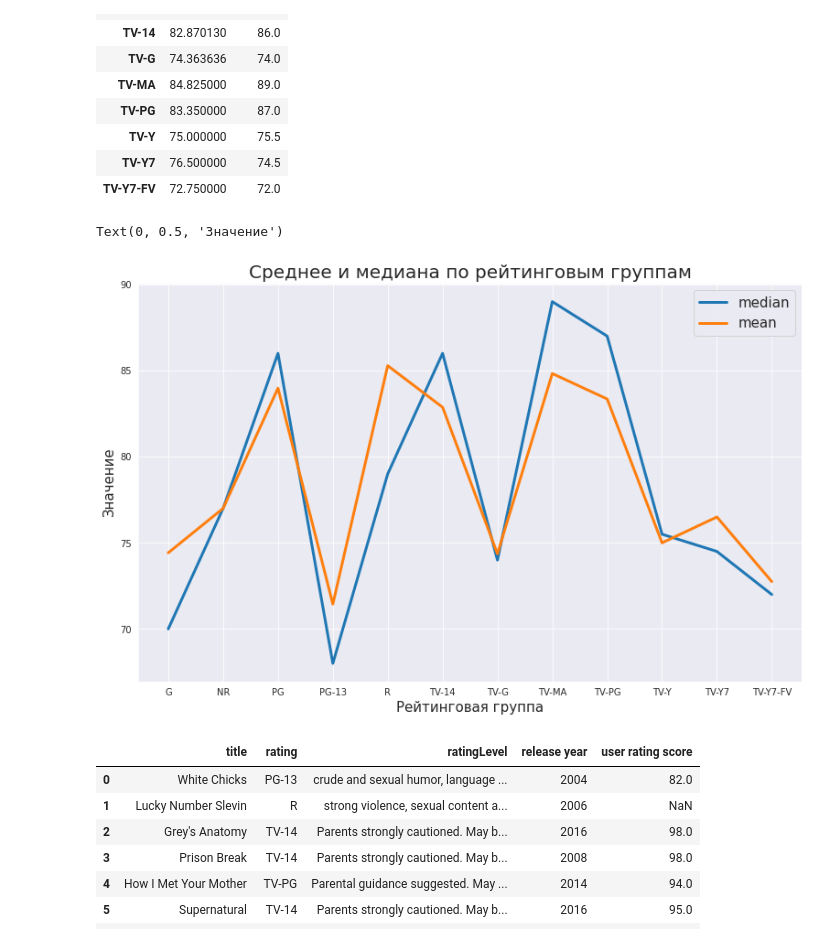
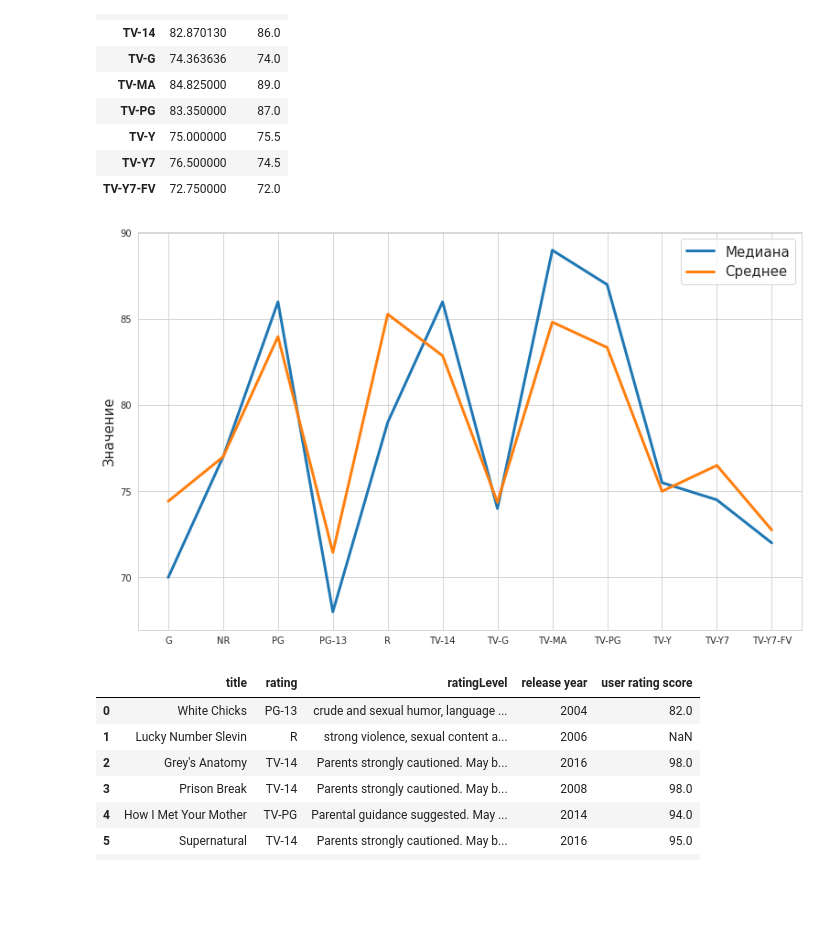
Before and after one commit to VorobyvEgor/Seminar_Sber, a Jupyter notebook: Projects/Егор_Воробьев_[Template]_Групповой_проект__Первичный_анализ_данных_.ipynb, the cells around one changed output. Saved outputs shown, nothing was run; the diff lists cells and outputs as text; code cells hidden in the pictures; blank space fills up the shorter version.

```diff
--- a/Projects/Егор_Воробьев_[Template]_Групповой_проект__Первичный_анализ_данных_.ipynb
+++ b/Projects/Егор_Воробьев_[Template]_Групповой_проект__Первичный_анализ_данных_.ipynb
@@ -106,3 +106,11 @@ memory usage: 19.5+ KB
 Предлагаю заполнить эти данные, потому что иначе мы теряем почти половину данных с рейтингами пользователей, а это довольно важная колонка.
 
 Один из выриантов заполнить дупликаты средним/медианой для каждого rating. То есть заменять пропущенные значения, средним/медианой той группы, к которой относится шоу.
+# %%
+sns.set_style("white")
+colours = ['#AFEEEE', '#F40614']
+sns.heatmap(data.isna(), cmap=sns.color_palette(colours), cbar=False)
+plt.ylabel(None)
+plt.yticks([])
+# plt.legend(None)
+plt.savefig('hjhjf', bbox_inches = 'tight', dpi=1000)
@@ -126,0 +141,15 @@ data.groupby('rating').agg(user_rating_count=('user rating score', 'count'), all
+# %%
+sns.set_style("whitegrid")
+
+sns.set_color_codes("pastel")
+sns.barplot(x='all_count', y='rating', data=missed, label="Общее количество значений", color="b")
+
+sns.set_color_codes("muted")
+sns.barplot(x='user_rating_count', y='rating', data=missed, label="Количество пропущенных значений", color="b")
+
+plt.xlabel(None)
+plt.ylabel(None)
+sns.despine();
+plt.legend(loc="lower right", frameon=True, fontsize=15 )
+
+plt.savefig('hjhj.jpeg', bbox_inches = 'tight', dpi=300)
@@ -165,16 +196,16 @@ stat_rating
 | TV-Y7 | 76.500000 | 74.5 |
 | TV-Y7-FV | 72.750000 | 72.0 |
 # %%
-sns.set_style("darkgrid")
+sns.set_style("whitegrid")
 sns.lineplot(y=stat_rating['median'], x=stat_rating.index, lw=3)
 sns.lineplot(y=stat_rating['mean'], x=stat_rating.index, lw=3)
-plt.legend(labels=['median', 'mean'], fontsize=15);
-plt.title('Среднее и медиана по рейтинговым группам', fontdict={'fontsize': 20, 'fontweight':10})
-plt.xlabel('Рейтинговая группа', fontdict={'fontsize': 15, 'fontweight':10})
+plt.legend(labels=['Медиана', 'Среднее'], fontsize=15);
+# plt.title('Медиана и среднее по рейтинговым группам', fontdict={'fontsize': 20, 'fontweight':10})
+plt.xlabel(None)
 plt.ylabel('Значение', fontdict={'fontsize': 15, 'fontweight':10})
+plt.savefig('hjhj.jpeg', bbox_inches = 'tight', dpi=300)
 # %% [output]
-Text(0, 0.5, 'Значение')
-[figure, old version]
+[figure, new version]
 # %%
 from numpy.core.numeric import full
 full_score = pd.Series(dtype='float64')
```
Also changed, not shown: parts of 9 cells of this notebook.
